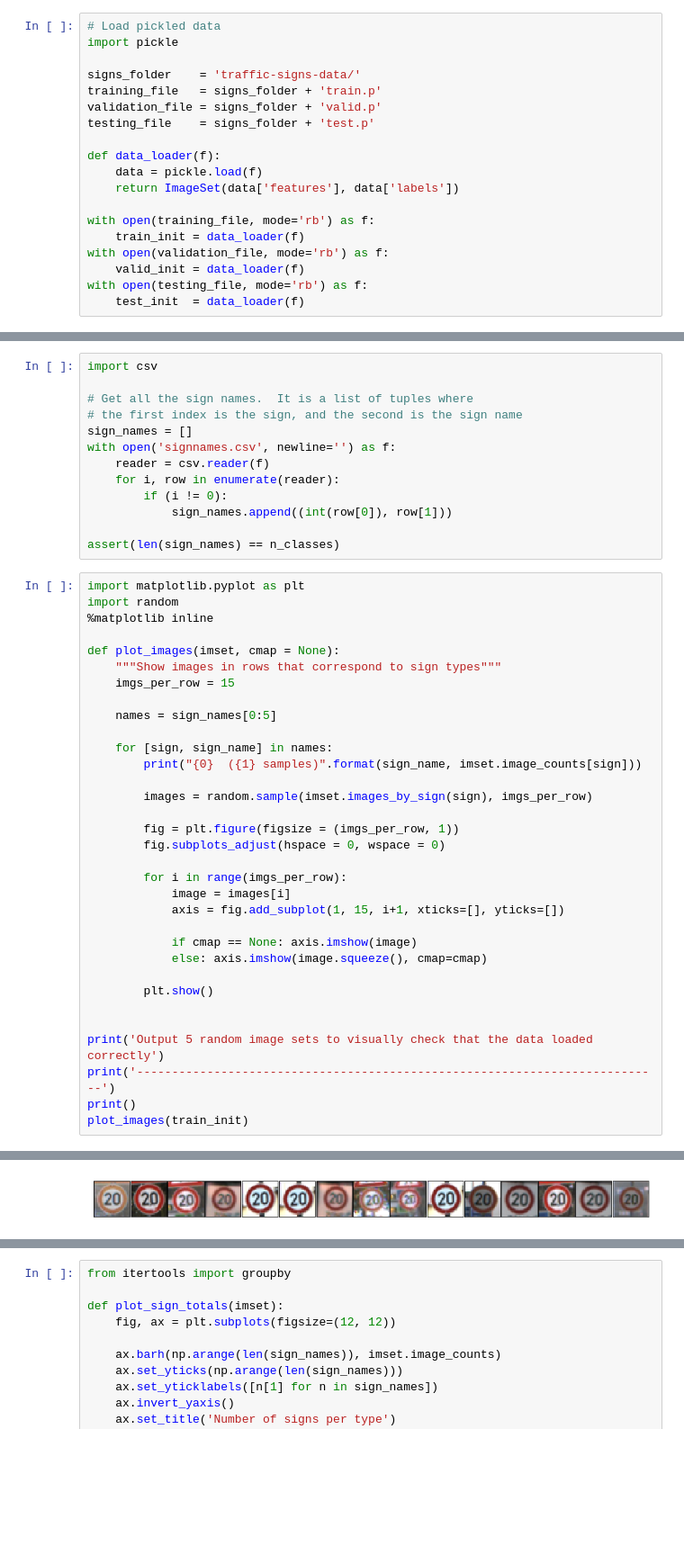
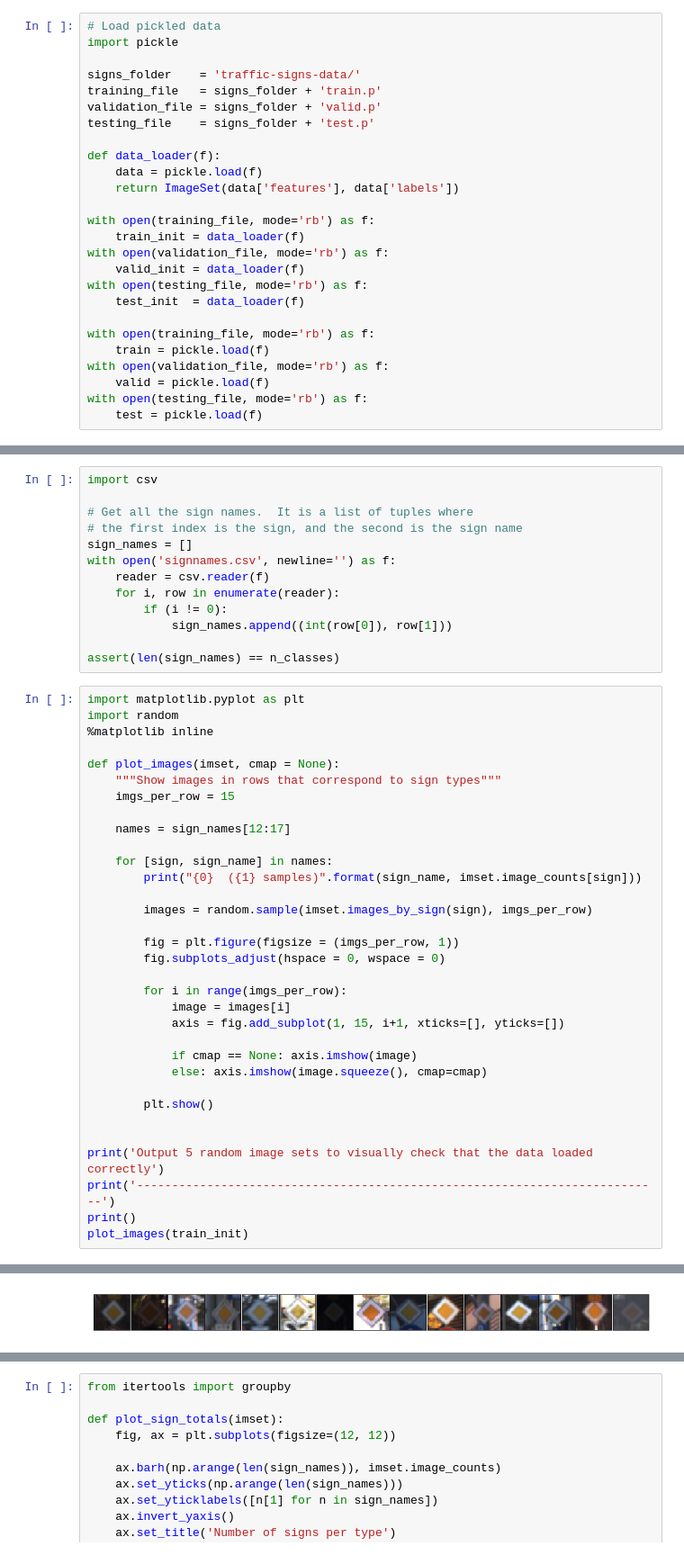
Before and after one commit to vssrcj/traffic-sign-classifier, a Jupyter notebook: Traffic_Sign_Classifier.ipynb, the cells around one changed output, grey strips where cells are left out. Shown at 90% size. Drawn from its saved outputs; the diff is of its cells as text; blank space fills up the shorter version.

```diff
--- a/Traffic_Sign_Classifier.ipynb
+++ b/Traffic_Sign_Classifier.ipynb
@@ -70,6 +70,13 @@ with open(validation_file, mode='rb') as f:
     valid_init = data_loader(f)
 with open(testing_file, mode='rb') as f:
     test_init  = data_loader(f)
+
+with open(training_file, mode='rb') as f:
+    train = pickle.load(f)
+with open(validation_file, mode='rb') as f:
+    valid = pickle.load(f)
+with open(testing_file, mode='rb') as f:
+    test = pickle.load(f)
 # %% [markdown]
 ---
 
@@ -137,7 +144,7 @@ def plot_images(imset, cmap = None):
     """Show images in rows that correspond to sign types"""
     imgs_per_row = 15
 
-    names = sign_names[0:5]
+    names = sign_names[12:17]
 
     for [sign, sign_name] in names:
         print("{0}  ({1} samples)".format(sign_name, imset.image_counts[sign]))
@@ -169 +176 @@ Speed limit (20km/h)  (180 samples)
-[figure, old version]
+[figure, new version]
```
Also changed, not shown: parts of 19 cells of this notebook, 8 other files.
